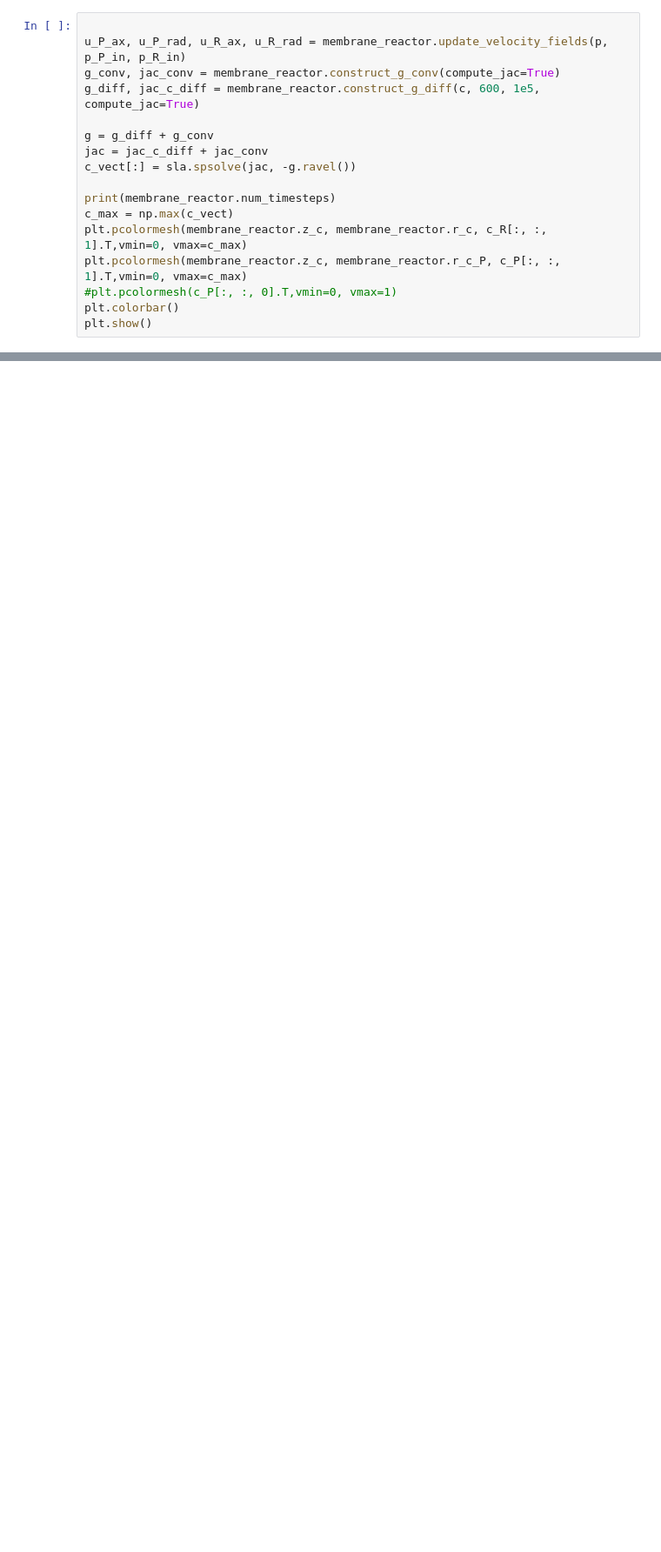
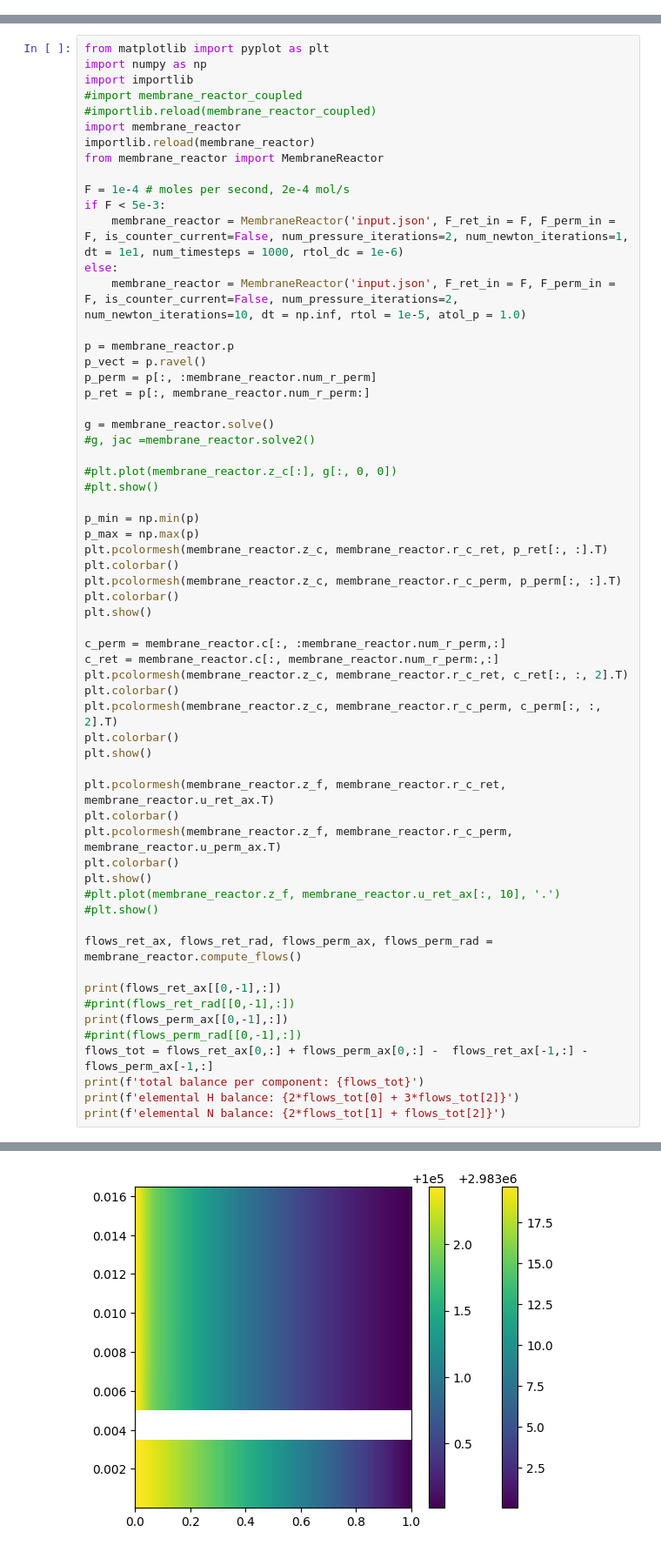
Before and after one commit to computational-chemical-engineering/ammonia_synthesis_reactor, a Jupyter notebook: membrane_reactor.ipynb, the cells around one changed output, grey strips where cells are left out. Shown: that part at 87% size. Cells and saved outputs as stored; diff of their text form; blank space fills up the shorter version.

```diff
--- a/membrane_reactor.ipynb
+++ b/membrane_reactor.ipynb
@@ -592,17 +0,0 @@ plt.show()
-# %%
-
-u_P_ax, u_P_rad, u_R_ax, u_R_rad = membrane_reactor.update_velocity_fields(p, p_P_in, p_R_in)
-g_conv, jac_conv = membrane_reactor.construct_g_conv(compute_jac=True)
-g_diff, jac_c_diff = membrane_reactor.construct_g_diff(c, 600, 1e5, compute_jac=True)
-
-g = g_diff + g_conv
-jac = jac_c_diff + jac_conv
-c_vect[:] = sla.spsolve(jac, -g.ravel())
-
-print(membrane_reactor.num_timesteps)
-c_max = np.max(c_vect)
-plt.pcolormesh(membrane_reactor.z_c, membrane_reactor.r_c, c_R[:, :, 1].T,vmin=0, vmax=c_max)
-plt.pcolormesh(membrane_reactor.z_c, membrane_reactor.r_c_P, c_P[:, :, 1].T,vmin=0, vmax=c_max)
-#plt.pcolormesh(c_P[:, :, 0].T,vmin=0, vmax=1)
-plt.colorbar()
-plt.show()
@@ -618,0 +1,62 @@ plt.show()
+# %%
+from matplotlib import pyplot as plt
+import numpy as np
+import importlib
+#import membrane_reactor_coupled
+#importlib.reload(membrane_reactor_coupled)
+import membrane_reactor
+importlib.reload(membrane_reactor)
+from membrane_reactor import MembraneReactor
+
+F = 1e-4 # moles per second, 2e-4 mol/s
+if F < 5e-3:
+    membrane_reactor = MembraneReactor('input.json', F_ret_in = F, F_perm_in = F, is_counter_current=False, num_pressure_iterations=2, num_newton_iterations=1, dt = 1e1, num_timesteps = 1000, rtol_dc = 1e-6)
+else:
+    membrane_reactor = MembraneReactor('input.json', F_ret_in = F, F_perm_in = F, is_counter_current=False, num_pressure_iterations=2, num_newton_iterations=10, dt = np.inf, rtol = 1e-5, atol_p = 1.0)
+
+p = membrane_reactor.p
+p_vect = p.ravel()
+p_perm = p[:, :membrane_reactor.num_r_perm]
+p_ret = p[:, membrane_reactor.num_r_perm:]
+
+g = membrane_reactor.solve()
+#g, jac =membrane_reactor.solve2()
+
+#plt.plot(membrane_reactor.z_c[:], g[:, 0, 0])
+#plt.show()
+
+p_min = np.min(p)
+p_max = np.max(p)
+plt.pcolormesh(membrane_reactor.z_c, membrane_reactor.r_c_ret, p_ret[:, :].T)
+plt.colorbar()
+plt.pcolormesh(membrane_reactor.z_c, membrane_reactor.r_c_perm, p_perm[:, :].T)
+plt.colorbar()
+plt.show()
+
+c_perm = membrane_reactor.c[:, :membrane_reactor.num_r_perm,:]
+c_ret = membrane_reactor.c[:, membrane_reactor.num_r_perm:,:]
+plt.pcolormesh(membrane_reactor.z_c, membrane_reactor.r_c_ret, c_ret[:, :, 2].T)
+plt.colorbar()
+plt.pcolormesh(membrane_reactor.z_c, membrane_reactor.r_c_perm, c_perm[:, :, 2].T)
+plt.colorbar()
+plt.show()
+
+plt.pcolormesh(membrane_reactor.z_f, membrane_reactor.r_c_ret, membrane_reactor.u_ret_ax.T)
+plt.colorbar()
+plt.pcolormesh(membrane_reactor.z_f, membrane_reactor.r_c_perm, membrane_reactor.u_perm_ax.T)
+plt.colorbar()
+plt.show()
+#plt.plot(membrane_reactor.z_f, membrane_reactor.u_ret_ax[:, 10], '.')
+#plt.show()
+
+flows_ret_ax, flows_ret_rad, flows_perm_ax, flows_perm_rad = membrane_reactor.compute_flows()
+
+print(flows_ret_ax[[0,-1],:])
+#print(flows_ret_rad[[0,-1],:])
+print(flows_perm_ax[[0,-1],:])
+#print(flows_perm_rad[[0,-1],:])
+flows_tot = flows_ret_ax[0,:] + flows_perm_ax[0,:] -  flows_ret_ax[-1,:] - flows_perm_ax[-1,:]
+print(f'total balance per component: {flows_tot}')
+print(f'elemental H balance: {2*flows_tot[0] + 3*flows_tot[2]}')
+print(f'elemental N balance: {2*flows_tot[1] + flows_tot[2]}')
+# %% [output]
@@ -618,0 +64 @@ plt.show()
+[figure, added]
```
Also changed, not shown: parts of 18 cells of this notebook, 5 other files.
